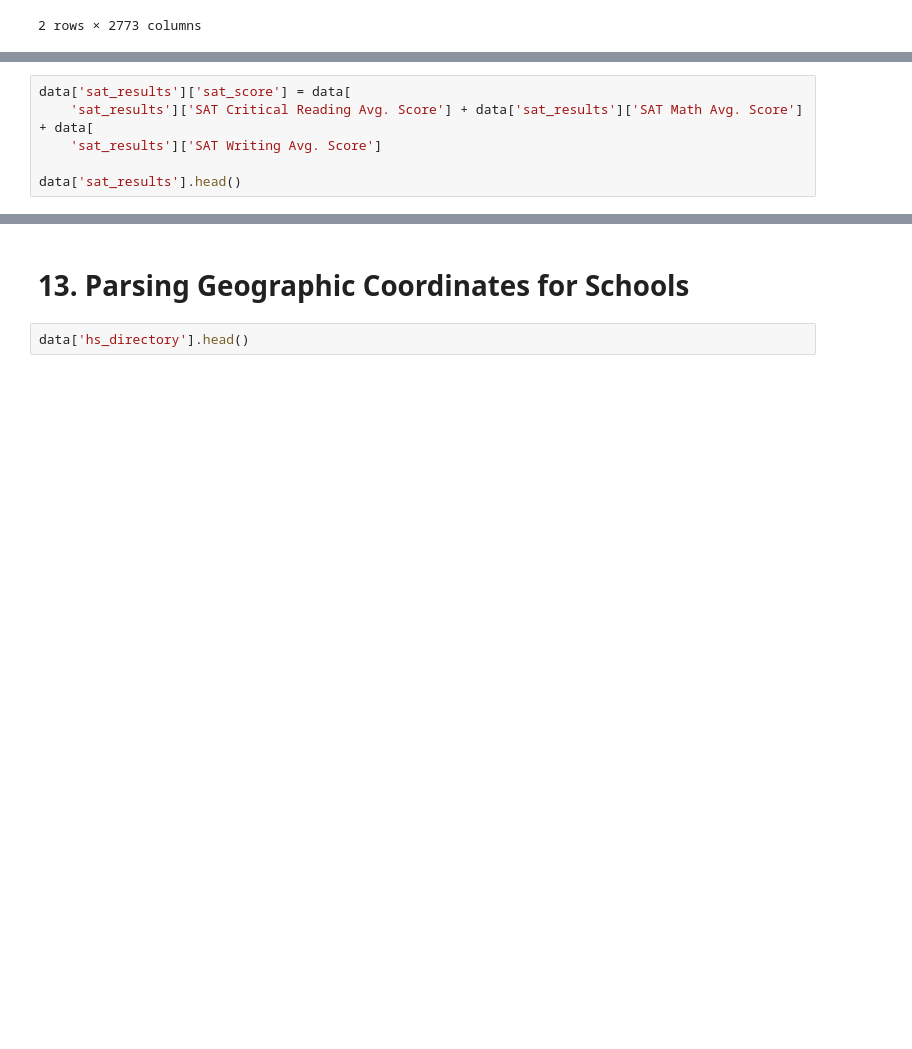
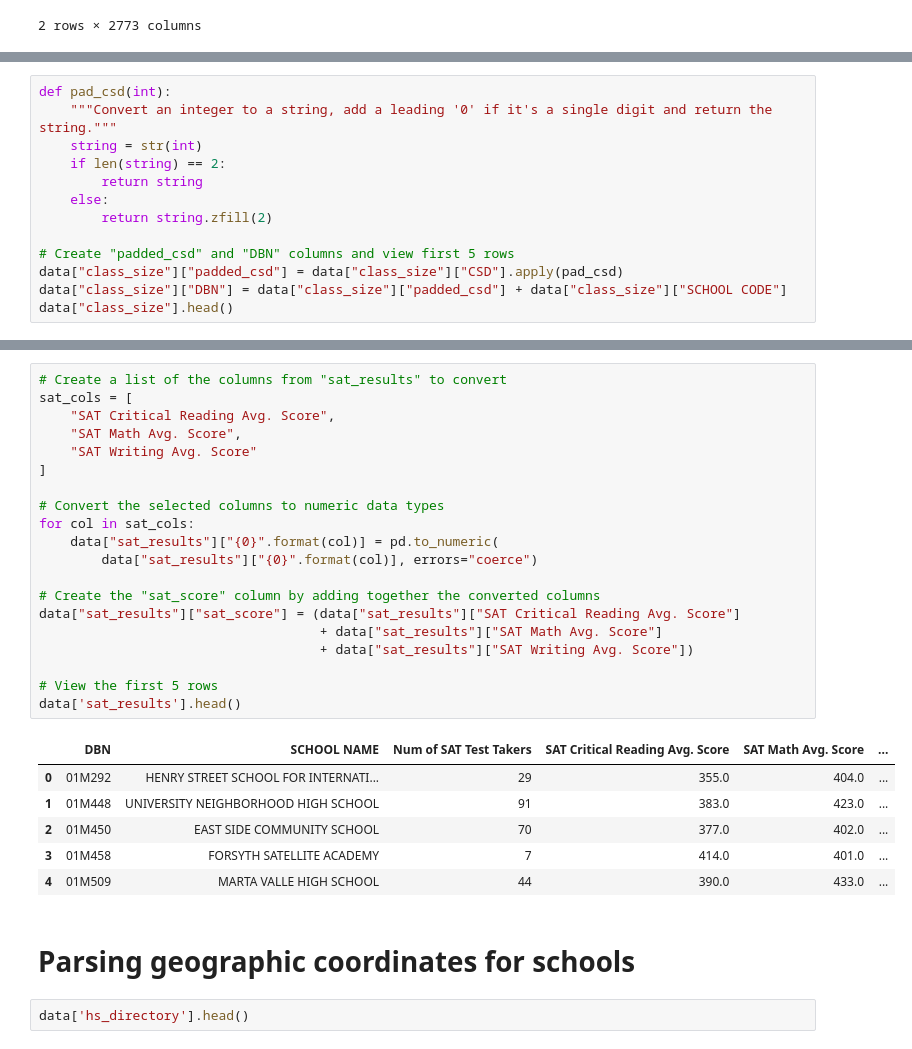
Before and after one commit to JustinToribio/cleaning-nyc-hs-data, a Jupyter notebook: notebooks/1.0-jt-clean-analyze-nyc-hs-data.ipynb, the cells around one changed output, grey strips where cells are left out. Drawn from its saved outputs; the diff is of its cells as text; blank space fills up the shorter version.

```diff
--- a/notebooks/1.0-jt-clean-analyze-nyc-hs-data.ipynb
+++ b/notebooks/1.0-jt-clean-analyze-nyc-hs-data.ipynb
@@ -323,6 +320,0 @@ data['sat_results'].dtypes
-# %%
-data['sat_results']['sat_score'] = data[
-    'sat_results']['SAT Critical Reading Avg. Score'] + data['sat_results']['SAT Math Avg. Score'] + data[
-    'sat_results']['SAT Writing Avg. Score']
-
-data['sat_results'].head()
@@ -328,0 +329,13 @@ data['sat_results'].head()
+# %%
+def pad_csd(int):
+    """Convert an integer to a string, add a leading '0' if it's a single digit and return the string."""
+    string = str(int)
+    if len(string) == 2:
+        return string
+    else:
+        return string.zfill(2)
+
+# Create "padded_csd" and "DBN" columns and view first 5 rows
+data["class_size"]["padded_csd"] = data["class_size"]["CSD"].apply(pad_csd)
+data["class_size"]["DBN"] = data["class_size"]["padded_csd"] + data["class_size"]["SCHOOL CODE"]
+data["class_size"].head()
@@ -329,5 +355,32 @@ data['sat_results'].head()
+# %%
+# Create a list of the columns from "sat_results" to convert
+sat_cols = [
+    "SAT Critical Reading Avg. Score",
+    "SAT Math Avg. Score",
+    "SAT Writing Avg. Score"
+]
+
+# Convert the selected columns to numeric data types
+for col in sat_cols:
+    data["sat_results"]["{0}".format(col)] = pd.to_numeric(
+        data["sat_results"]["{0}".format(col)], errors="coerce")
+
+# Create the "sat_score" column by adding together the converted columns
+data["sat_results"]["sat_score"] = (data["sat_results"]["SAT Critical Reading Avg. Score"]
+                                    + data["sat_results"]["SAT Math Avg. Score"]
+                                    + data["sat_results"]["SAT Writing Avg. Score"])
+
+# View the first 5 rows
+data['sat_results'].head()
+# %% [output]
+|  | DBN | SCHOOL NAME | Num of SAT Test Takers | SAT Critical Reading Avg. Score | SAT Math Avg. Score | ... |
+| 0 | 01M292 | HENRY STREET SCHOOL FOR INTERNATI... | 29 | 355.0 | 404.0 | ... |
+| 1 | 01M448 | UNIVERSITY NEIGHBORHOOD HIGH SCHOOL | 91 | 383.0 | 423.0 | ... |
+| 2 | 01M450 | EAST SIDE COMMUNITY SCHOOL | 70 | 377.0 | 402.0 | ... |
+| 3 | 01M458 | FORSYTH SATELLITE ACADEMY | 7 | 414.0 | 401.0 | ... |
+| 4 | 01M509 | MARTA VALLE HIGH SCHOOL | 44 | 390.0 | 433.0 | ... |
 # %% [markdown]
-# 13. Parsing Geographic Coordinates for Schools
+# Parsing geographic coordinates for schools
 # %%
 data['hs_directory'].head()
 # %%
```
Also changed, not shown: parts of 26 cells of this notebook.
